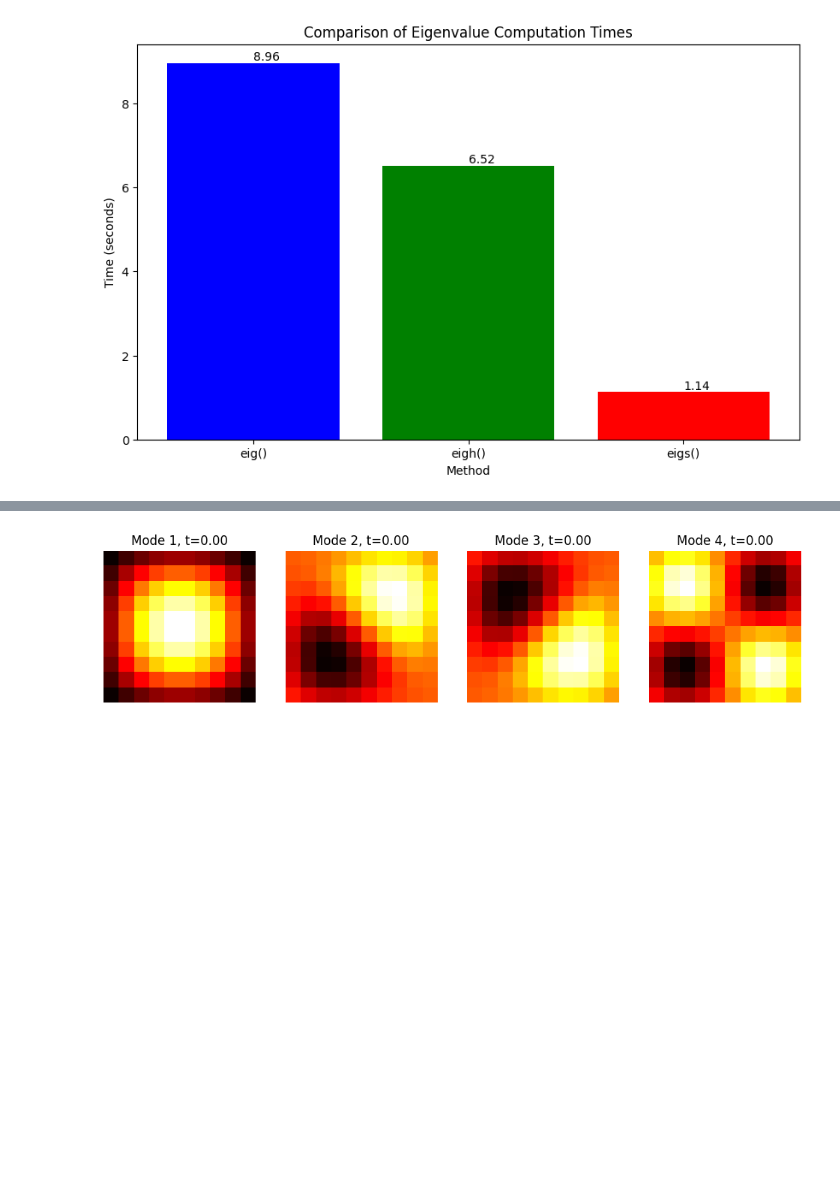
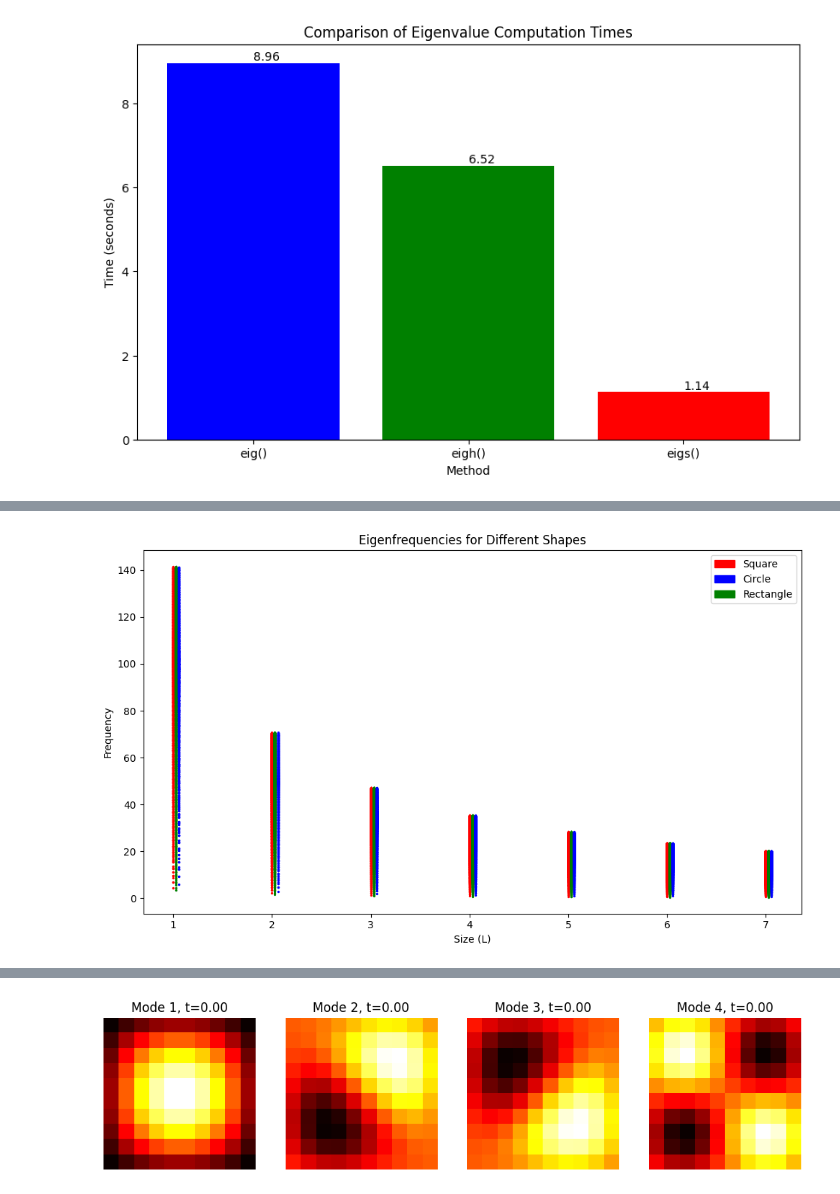
Before and after one commit to koenweverink/ScientificComputing, a Jupyter notebook: Set3_Sacha.ipynb, the cells around one changed output, grey strips where cells are left out. Drawn from its saved outputs; the diff is of its cells as text; code cells hidden in the pictures; blank space fills up the shorter version.

```diff
--- a/Set3_Sacha.ipynb
+++ b/Set3_Sacha.ipynb
@@ -353,7 +323,7 @@ def solve_eigenvals(Laplace_matrix, dx):
     return np.sqrt(np.abs(eigenvalues)) # Return the square root of eigenvalues for frequencies
 
 # Define sizes and shapes for the analysis
-N= 80
+N= 50
 L_list = []
 for l in range(1, 5):
     L_list.append(l)  # From 5x5 to 25x25 with steps of 5
@@ -371,7 +341,6 @@ for L in L_list:
 
         dx = L/N
         frec = solve_eigenvals(Laplace_matrix, dx)
-        print(frec)
         frec = sorted(frec)
         results[shape].append(frec)
 
@@ -380,7 +349,7 @@ for L in L_list:
 fig, axes = plt.subplots(1, 3, figsize=(18, 6), sharey=True)
 for ax, shape in zip(axes, shapes):
     for L, freqs in zip(L_list, results[shape]):
-        ax.plot(freqs, label=f'L={L}')
+        ax.plt(freqs, label=f'L={L}')
     ax.set_title(f'{shape.capitalize()} shape')
     ax.set_xlabel('Vector length')
     ax.set_ylabel('Frequency')
@@ -410,3 +362,66 @@ plt.show()
+# %%
+from matplotlib.patches import Patch
+
+# Function to solve and return eigenvalues
+def solve_eigenvals(Laplace_matrix, dx):
+    eigenvalues, _ = eigh(Laplace_matrix)  # Only need eigenvalues, not eigenvectors\
+    eigenvalues = eigenvalues * (1/(dx)**2)
+    return np.sqrt(np.abs(eigenvalues)) # Return the square root of eigenvalues for frequencies
+
+# Define sizes and shapes for the analysis
+N= 50
+L_list = []
+for l in range(1, 8):
+    L_list.append(l)  # From 5x5 to 25x25 with steps of 5
+shapes = ['square', 'rectangle', 'circle']
+radius = 20  # Fixed radius for circular shape
+results = {shape: [] for shape in shapes}
+
+# Calculate eigenfrequencies for each shape and size
+for L in L_list:
+    for shape in shapes:
+        if shape == 'circle':
+            Laplace_matrix = create_circular_laplacian(N, radius=radius)
+        else:
+            Laplace_matrix = create_reflective_laplacian(N, shape)  # Double the size for rectangle
+
+        dx = L/N
+        frec = solve_eigenvals(Laplace_matrix, dx)
+        frec = sorted(frec)
+        results[shape].append(frec)
+
+fig, ax = plt.subplots(figsize=(10, 6))
+
+# Define colors for different shapes
+colors = {'square': 'r', 'rectangle': 'g', 'circle': 'b'}
+
+# Define an offset for each shape's scatter plot
+offset = 0.03
+
+# Plot scatter points for each shape
+for idx, shape in enumerate(results.keys()):
+    for L, frequencies in zip(L_list, results[shape]):
+        ax.scatter([L + offset * idx] * len(frequencies), frequencies, color=colors[shape], s=2, label=shape.capitalize())
+
+ax.set_title('Eigenfrequencies for Different Shapes')
+ax.set_xlabel('Size (L)')
+ax.set_ylabel('Frequency')
+# legend = ['Square', 'Rectangle', 'Circle']
+
+handles, labels = ax.get_legend_handles_labels()
+unique_labels = list(set(labels))
+
+# Create legend with unique labels
+legend_handles = [Patch(color=colors[label.lower()], label=label.capitalize()) for label in unique_labels]
+ax.legend(handles=legend_handles)
+
+
+# ax.legend()
+
+plt.tight_layout()
+plt.show()
+# %% [output]
+[figure, added]
 # %%
 # Function to solve and return eigenvalues
 def solve_eigenvals(Laplace_matrix, dx):
```
Also changed, not shown: parts of 12 cells of this notebook.
